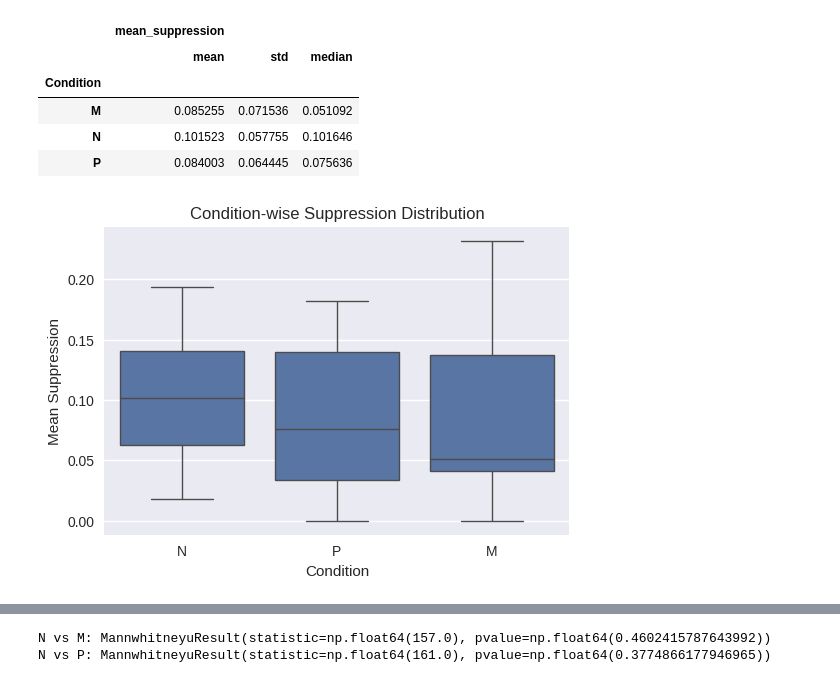
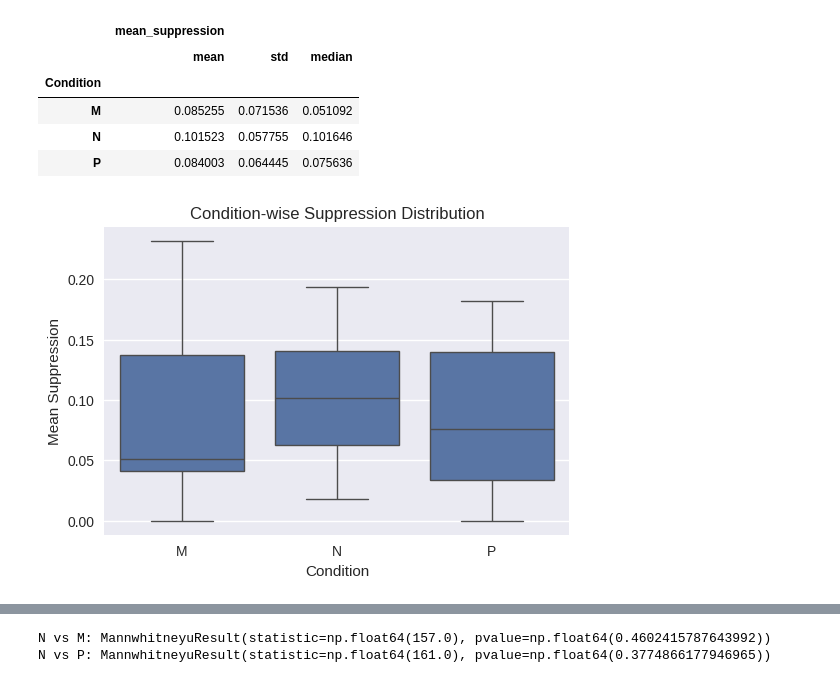
Before and after one commit to ChelsaMJ/Vision-Based-Detection-of-Emotion-Suppression-Using-Facial-Motor-Dynamics, a Jupyter notebook: 01_suppression_model_AU.ipynb, the cells around one changed output, grey strips where cells are left out. Cells and saved outputs as stored; diff of their text form; code cells hidden in the pictures.

```diff
--- a/01_suppression_model_AU.ipynb
+++ b/01_suppression_model_AU.ipynb
@@ -251,20 +227,20 @@ summary_df.groupby("Condition")[["mean_suppression"]].agg(
 # %%
 import seaborn as sns
 import matplotlib.pyplot as plt
 
 plt.figure(figsize=(6,4))
 sns.boxplot(
     data=summary_df,
     x="Condition",
     y="mean_suppression",
-    order=["N", "P", "M"]
+    order=["M", "N", "P"]
 )
 plt.title("Condition-wise Suppression Distribution")
 plt.ylabel("Mean Suppression")
 plt.xlabel("Condition")
 plt.show()
 # %% [output]
-[figure, old version]
+[figure, new version]
 # %% [markdown]
 
 
```
Also changed, not shown: parts of 9 cells of this notebook.
